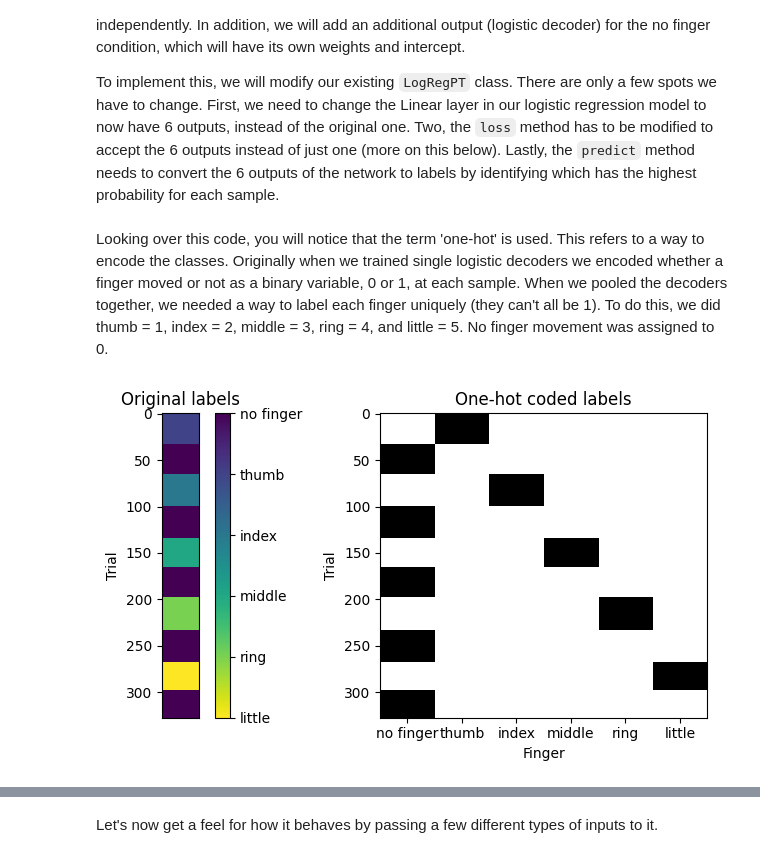
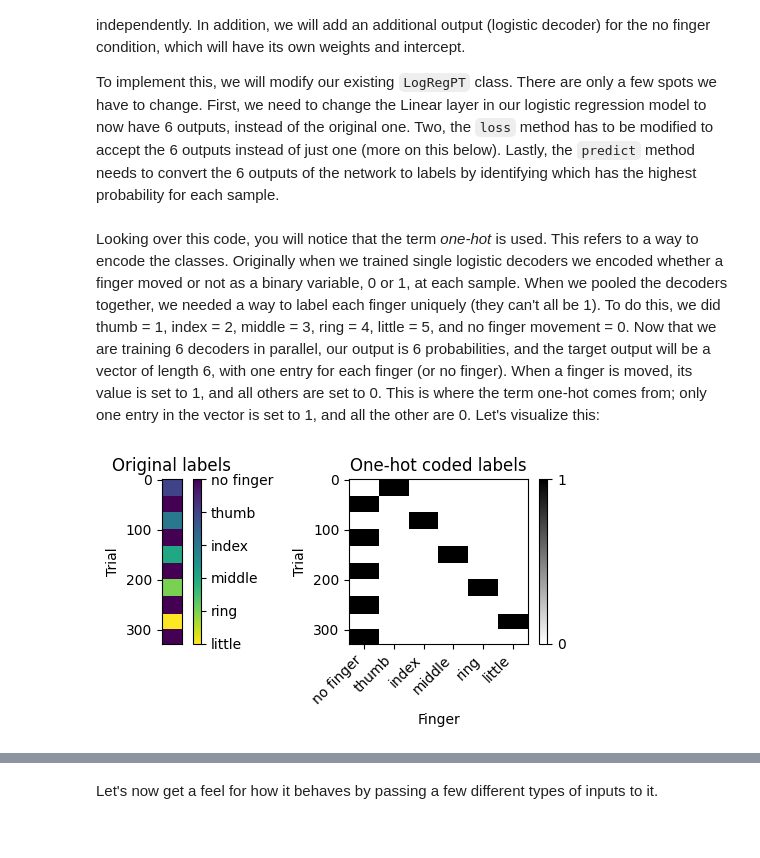
Before and after one commit to dbheadley/DecodingTheBrain, a Jupyter notebook: Week8/notes.ipynb, the cells around one changed output, grey strips where cells are left out. Drawn from its saved outputs; the diff is of its cells as text; code cells hidden in the pictures.

```diff
--- a/Week8/notes.ipynb
+++ b/Week8/notes.ipynb
@@ -479,32 +475,34 @@ class LogRegPTOvR(LogRegPT):
 
         return pred_lbls
 # %% [markdown]
-Looking over this code, you will notice that the term 'one-hot' is used. This refers to a way to encode the classes. Originally when we trained single logistic decoders we encoded whether a finger moved or not as a binary variable, 0 or 1, at each sample. When we pooled the decoders together, we needed a way to label each finger uniquely (they can't all be 1). To do this, we did thumb = 1, index = 2, middle = 3, ring = 4, and little = 5. No finger movement was assigned to 0.
+Looking over this code, you will notice that the term *one-hot* is used. This refers to a way to encode the classes. Originally when we trained single logistic decoders we encoded whether a finger moved or not as a binary variable, 0 or 1, at each sample. When we pooled the decoders together, we needed a way to label each finger uniquely (they can't all be 1). To do this, we did thumb = 1, index = 2, middle = 3, ring = 4, little = 5, and no finger movement = 0. Now that we are training 6 decoders in parallel, our output is 6 probabilities, and the target output will be a vector of length 6, with one entry for each finger (or no finger). When a finger is moved, its value is set to 1, and all others are set to 0. This is where the term one-hot comes from; only one entry in the vector is set to 1, and all the other are 0. Let's visualize this:
 # %%
+# adding in the no finger condition
 mult_lbls = ['no finger'] + finger_names
 
 # create one-hot finger labels
-flex_lbls_all_oh= np.zeros((flex_lbls_all.shape[0], len(mult_lbls)))
+lbls_all_oh= np.zeros((lbls_all.shape[0], len(mult_lbls)))
 for ind, finger in enumerate(mult_lbls):
-    flex_lbls_all_oh[flex_lbls_all==ind, ind] = 1
+    lbls_all_oh[lbls_all.squeeze()==ind, ind] = 1
 
 
 # plot the one-hot labels
-fig, axs = plt.subplots(1,2, figsize=(8,4))
-im = axs[0].imshow(flex_lbls_all[:,np.newaxis], aspect=0.025, interpolation='none')
+fig, axs = plt.subplots(1,2, figsize=(6,3))
+im = axs[0].imshow(lbls_all[:,np.newaxis], aspect=0.025, interpolation='none')
 axs[0].set_title('Original labels')
 axs[0].set_ylabel('Trial')
 axs[0].set_xticks([])
 cbar = fig.colorbar(im, ax=axs[0], ticks=np.arange(len(mult_lbls)))
 cbar.ax.set_yticklabels(mult_lbls)
 cbar.ax.invert_yaxis()
 
-axs[1].imshow(flex_lbls_all_oh, aspect='auto', cmap='gray_r', interpolation='none')
+im = axs[1].imshow(lbls_all_oh, aspect='auto', cmap='gray_r', interpolation='none')
 axs[1].set_title('One-hot coded labels')
 axs[1].set_ylabel('Trial')
 axs[1].set_xlabel('Finger')
 axs[1].set_xticks(np.arange(len(mult_lbls)))
-axs[1].set_xticklabels(mult_lbls)
+axs[1].set_xticklabels(mult_lbls, rotation=45, ha='right')
+cbar = fig.colorbar(im, ax=axs[1], ticks=[0,1])
 fig.tight_layout()
 # %% [output]
-[figure, old version]
+[figure, new version]
```
Also changed, not shown: parts of 34 cells of this notebook.
